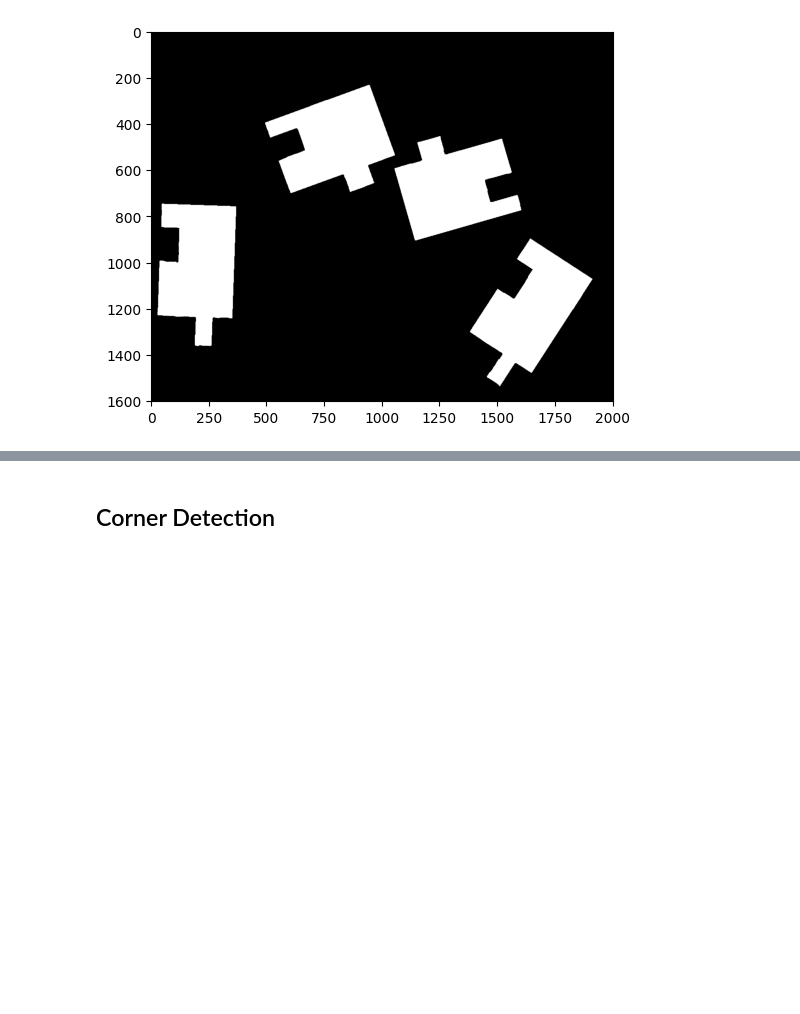
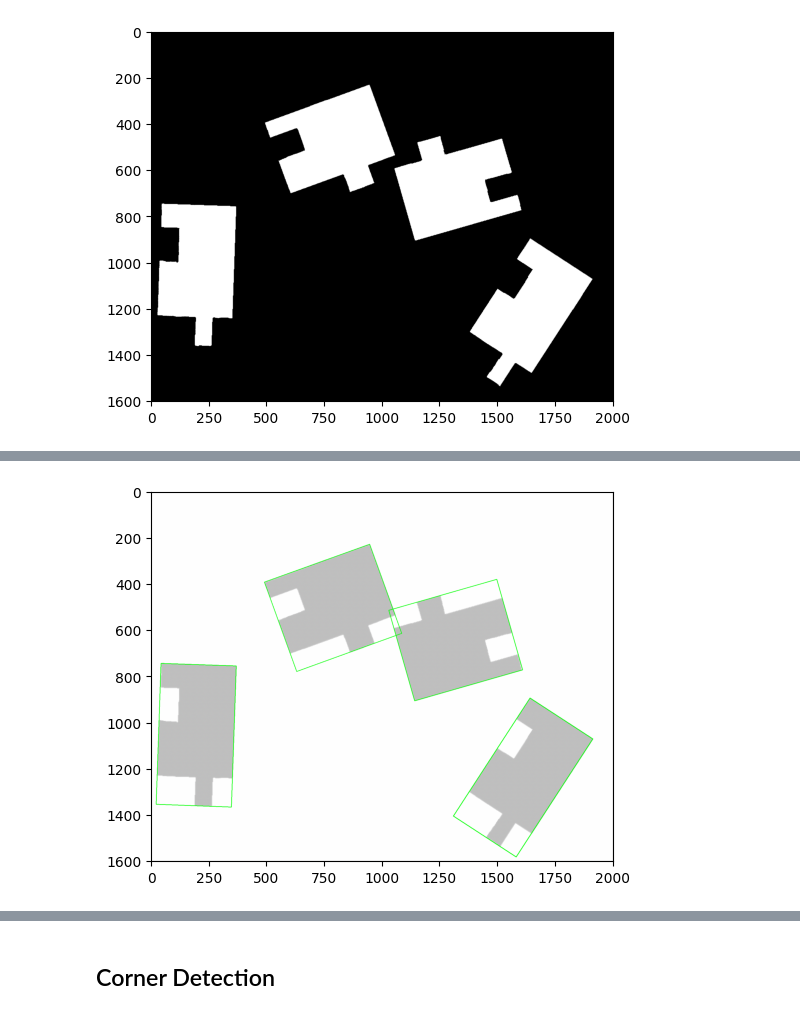
Before and after one commit to Mcapozzolo/PuzzleSimulator, a Jupyter notebook: image_processing/poc_opencv_01.ipynb, the cells around one changed output, grey strips where cells are left out. Cells and saved outputs as stored; diff of their text form; code cells hidden in the pictures; blank space fills up the shorter version.

```diff
--- a/image_processing/poc_opencv_01.ipynb
+++ b/image_processing/poc_opencv_01.ipynb
@@ -64,0 +48,33 @@ for c in contours:
+# %%
+pieces_image = image.copy()
+pieces = []
+
+for i, c in enumerate(contours):
+    rect = cv2.minAreaRect(c)
+    box = cv2.boxPoints(rect).astype(np.float32)
+
+    # Compute width and height from the box
+    w = int(np.linalg.norm(box[1] - box[0]))
+    h = int(np.linalg.norm(box[2] - box[1]))
+
+    # Define the destination points for a straight rectangle
+    dst_pts = np.array([
+        [0, 0],
+        [w - 1, 0],
+        [w - 1, h - 1],
+        [0, h - 1]
+    ], dtype=np.float32)
+
+    # Perspective transform matrix
+    M = cv2.getPerspectiveTransform(box, dst_pts)
+
+    # Warp (crop) the rotated piece
+    cropped = cv2.warpPerspective(thresh, M, (w, h))
+    pieces.append(cropped)
+
+    # Draw contour box on visualization image
+    cv2.drawContours(pieces_image, [box.astype(int)], 0, (0, 255, 0), 2)
+
+show_image(pieces_image)
+# %% [output]
+[figure, added]
```
Also changed, not shown: parts of 11 cells of this notebook.
